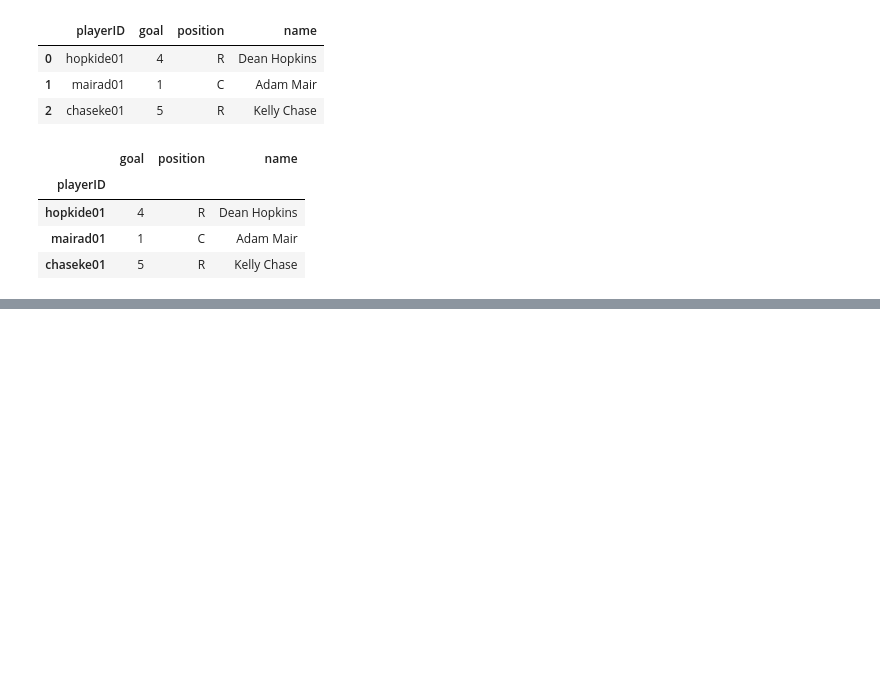
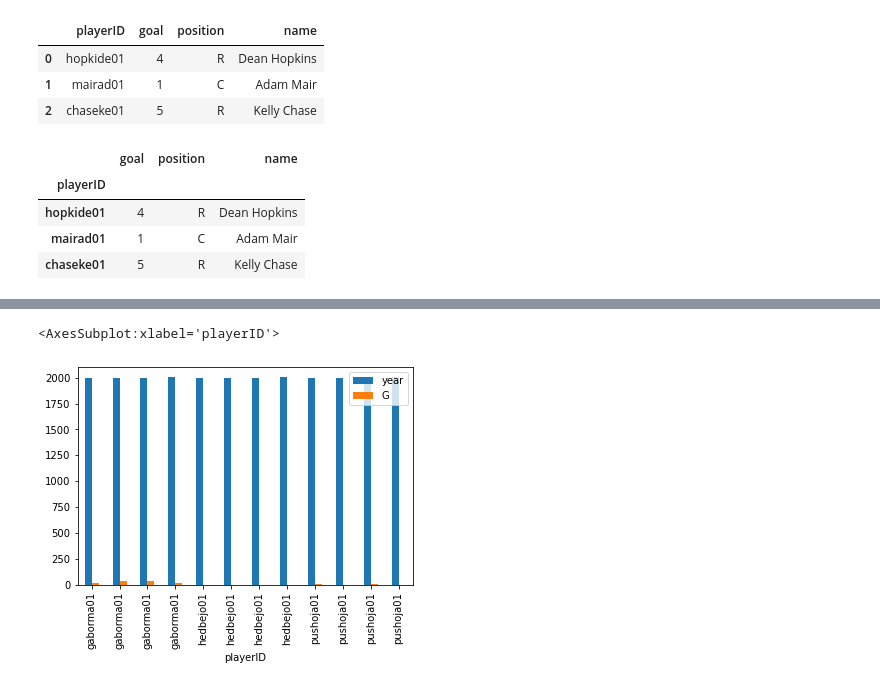
Before and after one commit to yaowenqiang/panda_playbook, a Jupyter notebook: advanced_pandas.ipynb, the cells around one changed output, grey strips where cells are left out. Cells and saved outputs as stored; diff of their text form; code cells hidden in the pictures; blank space fills up the shorter version.

```diff
--- a/advanced_pandas.ipynb
+++ b/advanced_pandas.ipynb
@@ -857,0 +865,3 @@ df1.join([df2, df3])
+# %%
+scoring = pd.read_pickle(os.path.join('./data/', 'scoring.pkl'))
+team_splits = pd.read_pickle(os.path.join('./data/', 'team_splits.pkl'))
@@ -857,0 +887,8 @@ df1.join([df2, df3])
+# %%
+three_years = scoring.loc[(scoring.year >= 2000) & (scoring.year < 2004)]
+three_years = three_years.drop_duplicates(subset=['playerID', 'year'])
+counts = three_years['playerID'].value_counts()
+ids = counts[counts >= 3].sample(3).index
+df3 = three_years.loc[three_years['playerID'].isin(ids)]
+basic_df3 = df3[['playerID', 'year', 'G']]
+basic_df3
@@ -857,0 +943,5 @@ df1.join([df2, df3])
+# %%
+basic_df3.set_index('playerID').plot.bar()
+# %% [output]
+<AxesSubplot:xlabel='playerID'>
+[figure, added]
```
Also changed, not shown: parts of 23 cells of this notebook.
